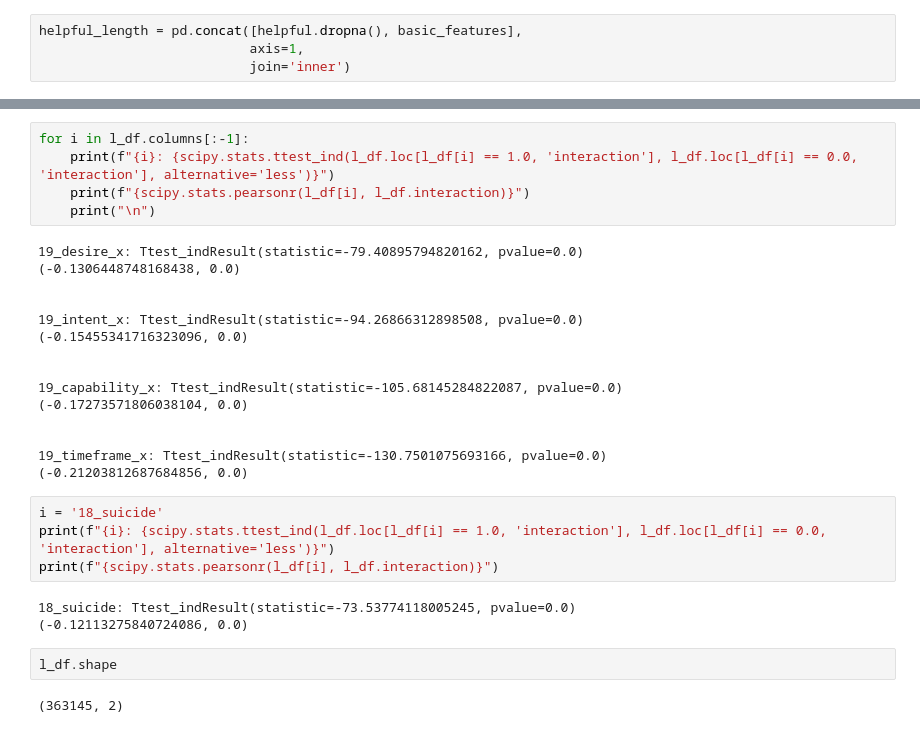
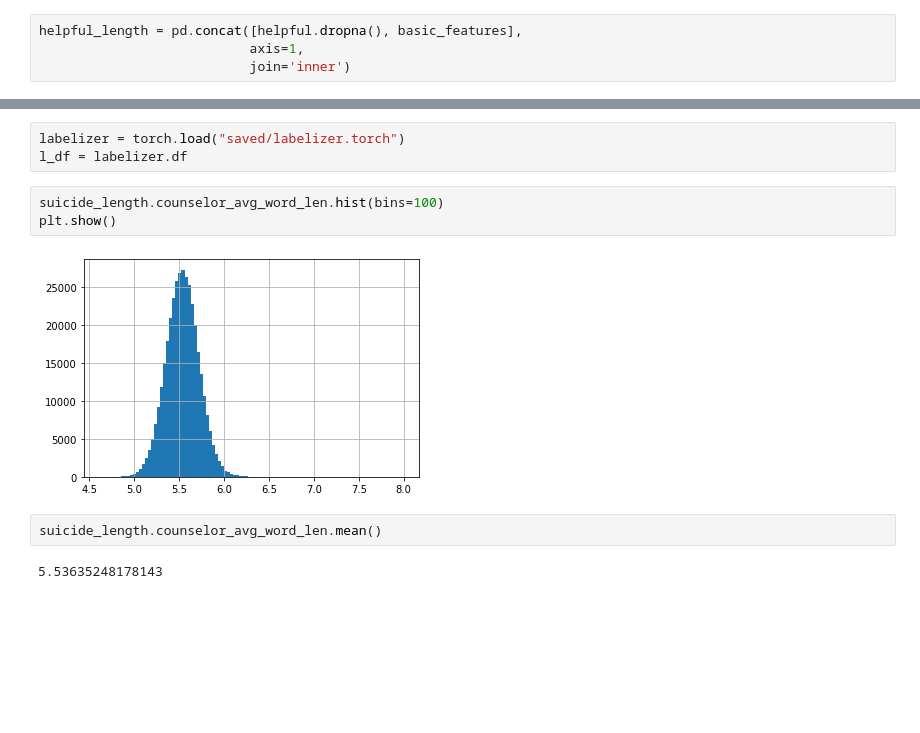
Before and after one commit to kiatann/DeepExplanation, a Jupyter notebook: metadata.ipynb, the cells around one changed output, grey strips where cells are left out. Drawn from its saved outputs; the diff is of its cells as text; blank space fills up the shorter version.

```diff
--- a/metadata.ipynb
+++ b/metadata.ipynb
@@ -678,31 +689,12 @@ l_df.shape
-# %%
-for i in l_df.columns[:-1]:
-    print(f"{i}: {scipy.stats.ttest_ind(l_df.loc[l_df[i] == 1.0, 'interaction'], l_df.loc[l_df[i] == 0.0, 'interaction'], alternative='less')}")
-    print(f"{scipy.stats.pearsonr(l_df[i], l_df.interaction)}")
-    print("\n")
-# %% [output]
-19_desire_x: Ttest_indResult(statistic=-79.40895794820162, pvalue=0.0)
-(-0.1306448748168438, 0.0)
-
-
-19_intent_x: Ttest_indResult(statistic=-94.26866312898508, pvalue=0.0)
-(-0.15455341716323096, 0.0)
-
-
-19_capability_x: Ttest_indResult(statistic=-105.68145284822087, pvalue=0.0)
-(-0.17273571806038104, 0.0)
-
-
-19_timeframe_x: Ttest_indResult(statistic=-130.7501075693166, pvalue=0.0)
-(-0.21203812687684856, 0.0)
-# %%
-i = '18_suicide'
-print(f"{i}: {scipy.stats.ttest_ind(l_df.loc[l_df[i] == 1.0, 'interaction'], l_df.loc[l_df[i] == 0.0, 'interaction'], alternative='less')}")
-print(f"{scipy.stats.pearsonr(l_df[i], l_df.interaction)}")
-# %% [output]
-18_suicide: Ttest_indResult(statistic=-73.53774118005245, pvalue=0.0)
-(-0.12113275840724086, 0.0)
-# %%
-l_df.shape
-# %% [output]
-(363145, 2)
+# %%
+labelizer = torch.load("saved/labelizer.torch")
+l_df = labelizer.df
+# %%
+suicide_length.counselor_avg_word_len.hist(bins=100)
+plt.show()
+# %% [output]
+[figure, added]
+# %%
+suicide_length.counselor_avg_word_len.mean()
+# %% [output]
+5.53635248178143
```
Also changed, not shown: parts of 23 cells of this notebook.
